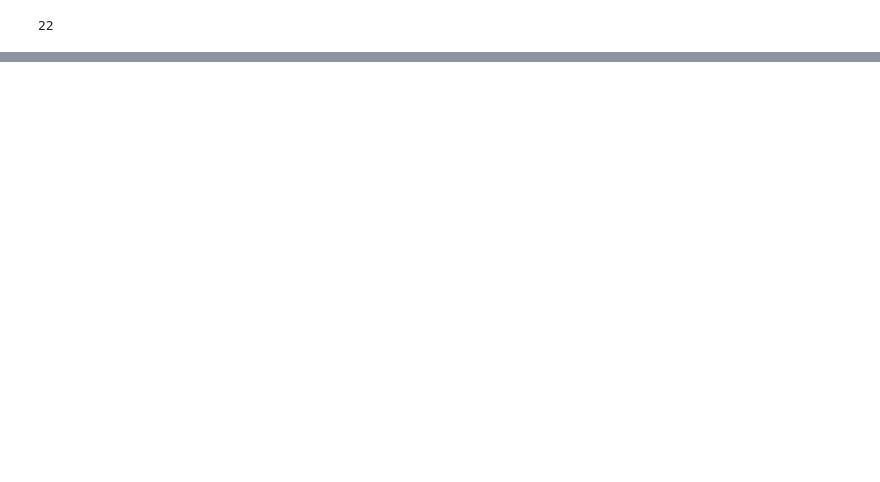
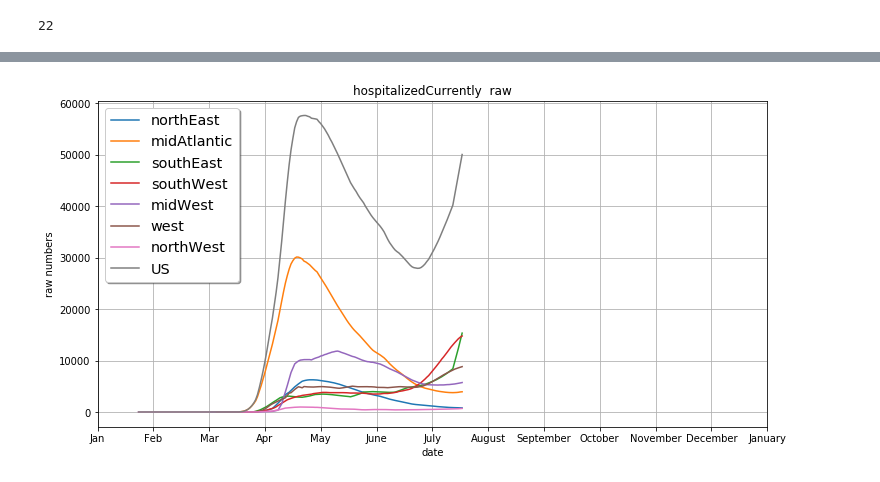
Before and after one commit to tjhickey724/covid19demo, a Jupyter notebook: Covid19RegionalAnalysis.ipynb, the cells around one changed output, grey strips where cells are left out. Drawn from its saved outputs; the diff is of its cells as text; code cells hidden in the pictures; blank space fills up the shorter version.

```diff
--- a/Covid19RegionalAnalysis.ipynb
+++ b/Covid19RegionalAnalysis.ipynb
@@ -329,0 +380,51 @@ fig.savefig("plot_"+flag+field+("_p10k" if perCapita else "_raw")+".png")
+# %%
+northEast = ['MA','CT','RI','VT','NH','ME']
+midAtlantic = ['NY','PA','NJ','DE','MD','VA','WV']
+southEast=['NC','SC','GA','FL','AL','MS','LA','AR','TN']
+southWest = ['TX','OK','NM','CO','UT','AZ']
+midWest=['OH','KY','IN','IL','MI','WI','MO','IA','MN',
+         'KS','NE','SD','ND']
+west = ['CA','NV','HI']
+northWest = ['WY','MT','ID','OR','WA','AK']
+
+
+perCapita=False
+averageByWeek=True
+
+plt.rcParams['figure.figsize'] = [12, 6]
+fig, ax = plt.subplots()
+#field = 'positiveIncrease'
+#field = 'deathIncrease'
+field = "hospitalizedCurrently"
+#field = "hospitalizedCumulative"
+#field = "death"
+#field = "positive"
+#field = "hospitalized"
+#field = "inIcuCurrently"
+#field = "onVentilatorCurrently"
+#field = "totalTestResultsIncrease"
+## here we can plot all of the states!!
+#for state in deepSouth:
+#    plotItems(collectData([state],field,{'perCapita':perCapita,'averageByWeek':averageByWeek}),state)
+
+options = {'perCapita':perCapita,'averageByWeek':averageByWeek}
+
+plotItems(collectData(northEast,field,options),'northEast')
+plotItems(collectData(midAtlantic,field,options),'midAtlantic')
+plotItems(collectData(southEast,field,options),'southEast')
+plotItems(collectData(southWest,field,options),'southWest')
+plotItems(collectData(midWest,field,options),'midWest')
+plotItems(collectData(west,field,options),'west')
+plotItems(collectData(northWest,field,options),'northWest')
+plotItems(collectData(states,field,options),'US')
+ax.set(xlabel='day of year',
+       ylabel='per 10000' if perCapita else "raw numbers",
+       title=field+" "+(" p10K" if perCapita else " raw"))
+plt.xlabel('date')
+plt.xticks([0,30,60,90,120,150,180,210,240,270,300,330,360],'Jan Feb Mar Apr May June July August September October November December January'.split(' '))
+#plt.yticks(np.arange(0,110000,step=10000))
+legend = ax.legend(loc='upper left', shadow=True, fontsize='x-large')
+ax.grid()
+fig.savefig("plot_"+flag+field+("_p10k" if perCapita else "_raw")+".png")
+# %% [output]
+[figure, added]
```
Also changed, not shown: parts of 8 cells of this notebook.
